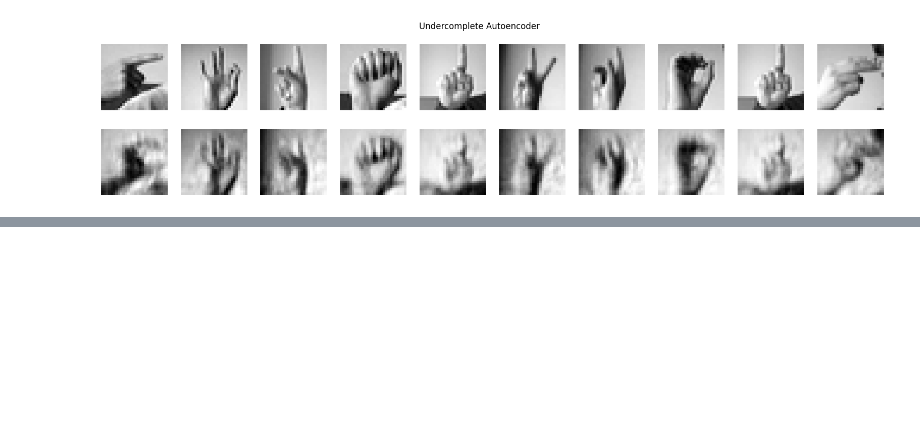
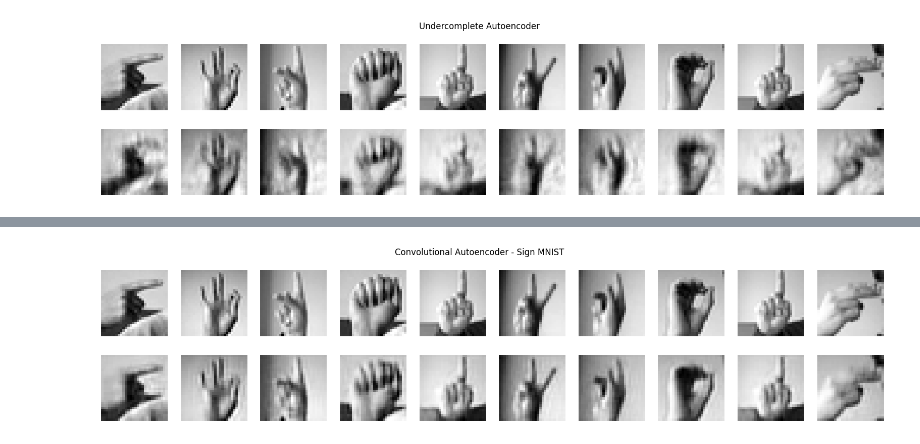
Before and after one commit to manasamorthad/DeepLearning, a Jupyter notebook: week_11.ipynb, the cells around one changed output, grey strips where cells are left out. Drawn from its saved outputs; the diff is of its cells as text; code cells hidden in the pictures; blank space fills up the shorter version.

Commit message:
Autoencoders

```diff
--- a/week_11.ipynb
+++ b/week_11.ipynb
@@ -570,3 +570,90 @@ Epoch 30/30
 429/429 ━━━━━━━━━━━━━━━━━━━━ 1s 3ms/step - loss: 0.0028 - val_loss: 0.0039
 225/225 ━━━━━━━━━━━━━━━━━━━━ 1s 2ms/step
 [figure]
+# %%
+import numpy as np
+import pandas as pd
+import matplotlib.pyplot as plt
+
+from tensorflow.keras.layers import Input, Conv2D, MaxPooling2D, UpSampling2D
+from tensorflow.keras.models import Model
+from tensorflow.keras.callbacks import EarlyStopping
+
+# 1. Load dataset
+train = pd.read_csv("/content/drive/MyDrive/DL_datasets/sign_mnist_train.csv")
+test = pd.read_csv("/content/drive/MyDrive/DL_datasets/sign_mnist_test.csv")
+
+# 2. Separate labels and images
+x_train = train.iloc[:, 1:].values
+x_test = test.iloc[:, 1:].values
+
+# 3. Normalize pixel values
+x_train = x_train.astype("float32") / 255.
+x_test = x_test.astype("float32") / 255.
+
+# 4. Reshape for CNN
+x_train = x_train.reshape((-1, 28, 28, 1))
+x_test = x_test.reshape((-1, 28, 28, 1))
+
+# 5. Build Convolutional Autoencoder
+input_img = Input(shape=(28, 28, 1))
+
+# Encoder
+x = Conv2D(32, (3, 3), activation='relu', padding='same')(input_img)
+x = MaxPooling2D((2, 2), padding='same')(x)
+
+x = Conv2D(64, (3, 3), activation='relu', padding='same')(x)
+encoded = MaxPooling2D((2, 2), padding='same')(x)
+
+# Decoder
+x = Conv2D(64, (3, 3), activation='relu', padding='same')(encoded)
+x = UpSampling2D((2, 2))(x)
+
+x = Conv2D(32, (3, 3), activation='relu', padding='same')(x)
+x = UpSampling2D((2, 2))(x)
+
+decoded = Conv2D(1, (3, 3), activation='sigmoid', padding='same')(x)
+
+# 6. Create model
+autoencoder = Model(input_img, decoded)
+
+# 7. Compile
+autoencoder.compile(optimizer='adam', loss='binary_crossentropy')
+
+# 8. Early stopping
+early_stop = EarlyStopping(
+    monitor='val_loss',
+    patience=5,
+    restore_best_weights=True
+)
+
+# 9. Train
+history = autoencoder.fit(
+    x_train, x_train,
+    epochs=30,
+    batch_size=64,
+    shuffle=True,
+    validation_data=(x_test, x_test),
+    callbacks=[early_stop]
+)
+
+# 10. Predict
+decoded_imgs = autoencoder.predict(x_test)
+
+# 11. Visualize original vs reconstructed
+n = 10
+plt.figure(figsize=(20, 4))
+for i in range(n):
+    # Original
+    ax = plt.subplot(2, n, i + 1)
+    plt.imshow(x_test[i].reshape(28, 28), cmap='gray')
+    ax.axis('off')
+
+    # Reconstructed
+    ax = plt.subplot(2, n, i + 1 + n)
+    plt.imshow(decoded_imgs[i].reshape(28, 28), cmap='gray')
+    ax.axis('off')
+
+plt.suptitle("Convolutional Autoencoder - Sign MNIST")
+plt.show()
+# %% [output]
@@ -572,0 +677 @@ Epoch 30/30
+[figure, added]
```
Also changed, not shown: parts of 9 cells of this notebook.
